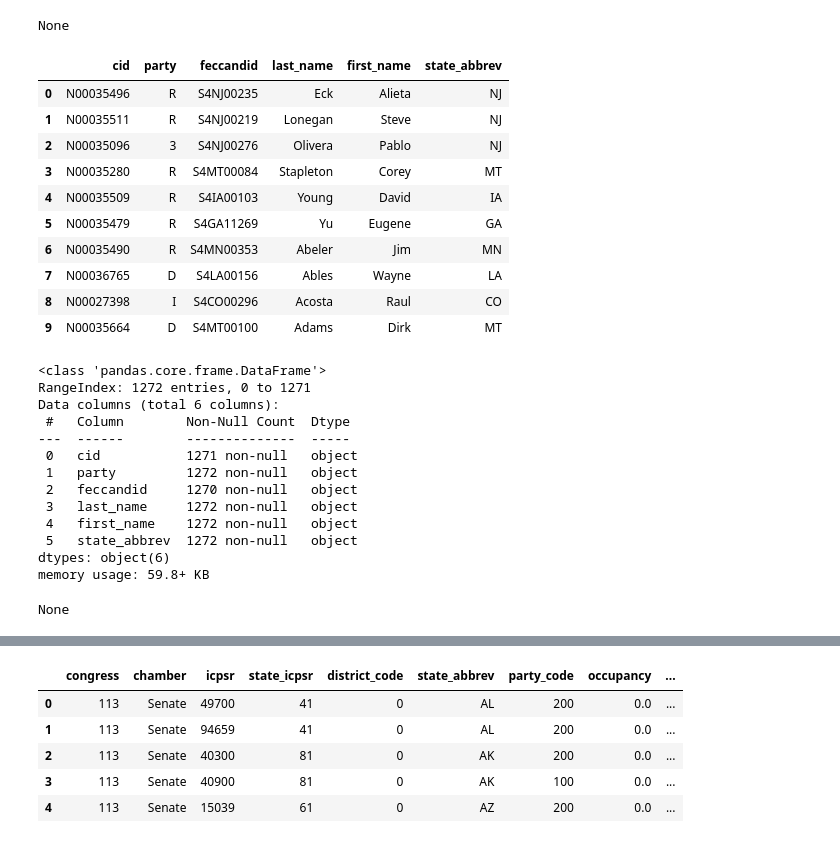
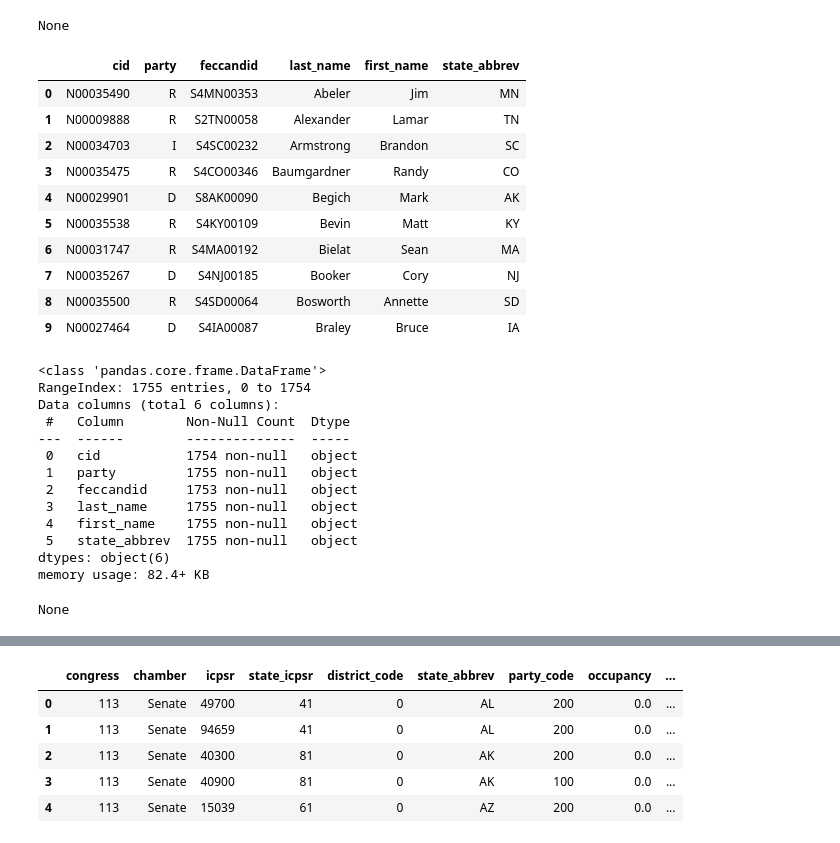
Before and after one commit to zapatos24/senator_nlp_vote_prediction, a Jupyter notebook: sm_project_data_gathering.ipynb, the cells around one changed output, grey strips where cells are left out. Cells and saved outputs as stored; diff of their text form; code cells hidden in the pictures.

```diff
--- a/sm_project_data_gathering.ipynb
+++ b/sm_project_data_gathering.ipynb
@@ -338,49 +338,49 @@ missing_senator_info = [{'cid': 'N99999896',
                         }]
 # %%
 #drop any duplicate candidates
-crp_ids.drop_duplicates(subset='CID', keep='last', inplace=True, ignore_index=True)
+# crp_ids.drop_duplicates(subset='CID', keep='last', inplace=True, ignore_index=True)
 
 #create new columns for last name, first name, and any middle names for easy comparison to voteview data
 crp_ids['last_name'] = crp_ids['CRPName'].apply(lambda x: parse_senator_names(x, 'last'))
 crp_ids['first_name'] = crp_ids['CRPName'].apply(lambda x: parse_senator_names(x, 'first'))
 
 #rename the column to match the members DataFrame
 crp_ids['state_abbrev'] = crp_ids['Office'].apply(lambda x: x[:2])
 
 #drop unnecessary columns
 crp_ids.drop(['CRPName', 'Office'], axis=1, inplace=True)
 
 #rename the columns to be all lower case (to match members_df)
 crp_ids.columns = [x.lower() for x in crp_ids.columns]
 
 #add missing senators to crp list
 crp_ids = pd.concat([crp_ids, pd.DataFrame(missing_senator_info)], ignore_index=True)
 
 display(crp_ids.head(10))
 display(crp_ids.info())
 # %% [output]
 |  | cid | party | feccandid | last_name | first_name | state_abbrev |
-| 0 | N00035496 | R | S4NJ00235 | Eck | Alieta | NJ |
-| 1 | N00035511 | R | S4NJ00219 | Lonegan | Steve | NJ |
-| 2 | N00035096 | 3 | S4NJ00276 | Olivera | Pablo | NJ |
-| 3 | N00035280 | R | S4MT00084 | Stapleton | Corey | MT |
-| 4 | N00035509 | R | S4IA00103 | Young | David | IA |
-| 5 | N00035479 | R | S4GA11269 | Yu | Eugene | GA |
-| 6 | N00035490 | R | S4MN00353 | Abeler | Jim | MN |
-| 7 | N00036765 | D | S4LA00156 | Ables | Wayne | LA |
-| 8 | N00027398 | I | S4CO00296 | Acosta | Raul | CO |
-| 9 | N00035664 | D | S4MT00100 | Adams | Dirk | MT |
+| 0 | N00035490 | R | S4MN00353 | Abeler | Jim | MN |
+| 1 | N00009888 | R | S2TN00058 | Alexander | Lamar | TN |
+| 2 | N00034703 | I | S4SC00232 | Armstrong | Brandon | SC |
+| 3 | N00035475 | R | S4CO00346 | Baumgardner | Randy | CO |
+| 4 | N00029901 | D | S8AK00090 | Begich | Mark | AK |
+| 5 | N00035538 | R | S4KY00109 | Bevin | Matt | KY |
+| 6 | N00031747 | R | S4MA00192 | Bielat | Sean | MA |
+| 7 | N00035267 | D | S4NJ00185 | Booker | Cory | NJ |
+| 8 | N00035500 | R | S4SD00064 | Bosworth | Annette | SD |
+| 9 | N00027464 | D | S4IA00087 | Braley | Bruce | IA |
 <class 'pandas.core.frame.DataFrame'>
-RangeIndex: 1272 entries, 0 to 1271
+RangeIndex: 1755 entries, 0 to 1754
 Data columns (total 6 columns):
  #   Column        Non-Null Count  Dtype
 ---  ------        --------------  -----
- 0   cid           1271 non-null   object
- 1   party         1272 non-null   object
- 2   feccandid     1270 non-null   object
- 3   last_name     1272 non-null   object
- 4   first_name    1272 non-null   object
- 5   state_abbrev  1272 non-null   object
+ 0   cid           1754 non-null   object
+ 1   party         1755 non-null   object
+ 2   feccandid     1753 non-null   object
+ 3   last_name     1755 non-null   object
+ 4   first_name    1755 non-null   object
+ 5   state_abbrev  1755 non-null   object
 dtypes: object(6)
-memory usage: 59.8+ KB
+memory usage: 82.4+ KB
 None
```
Also changed, not shown: parts of 7 cells of this notebook, 2 other files.
